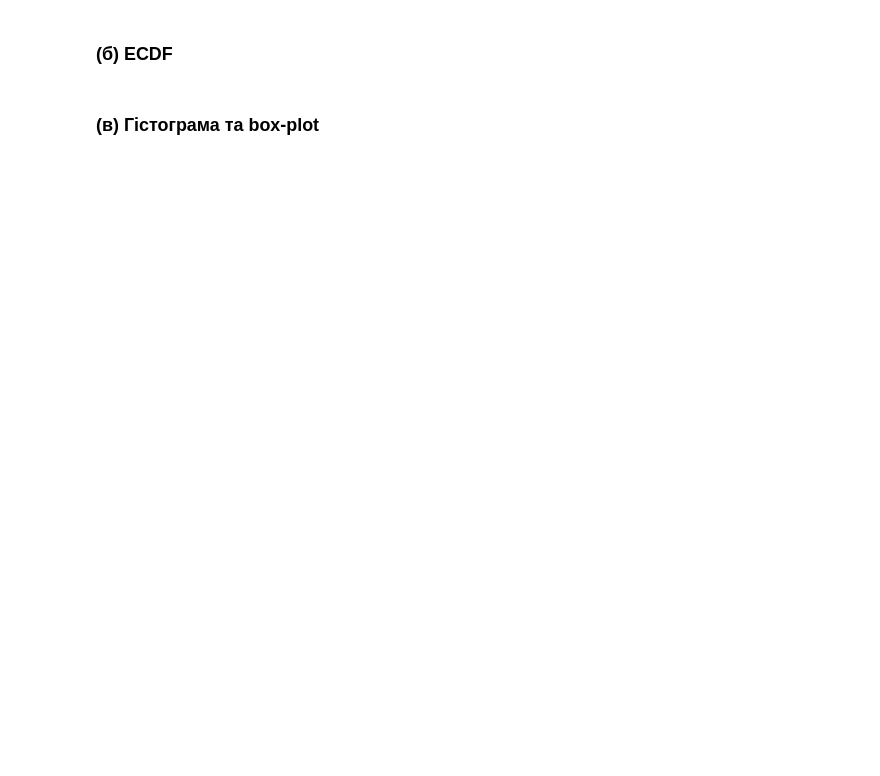
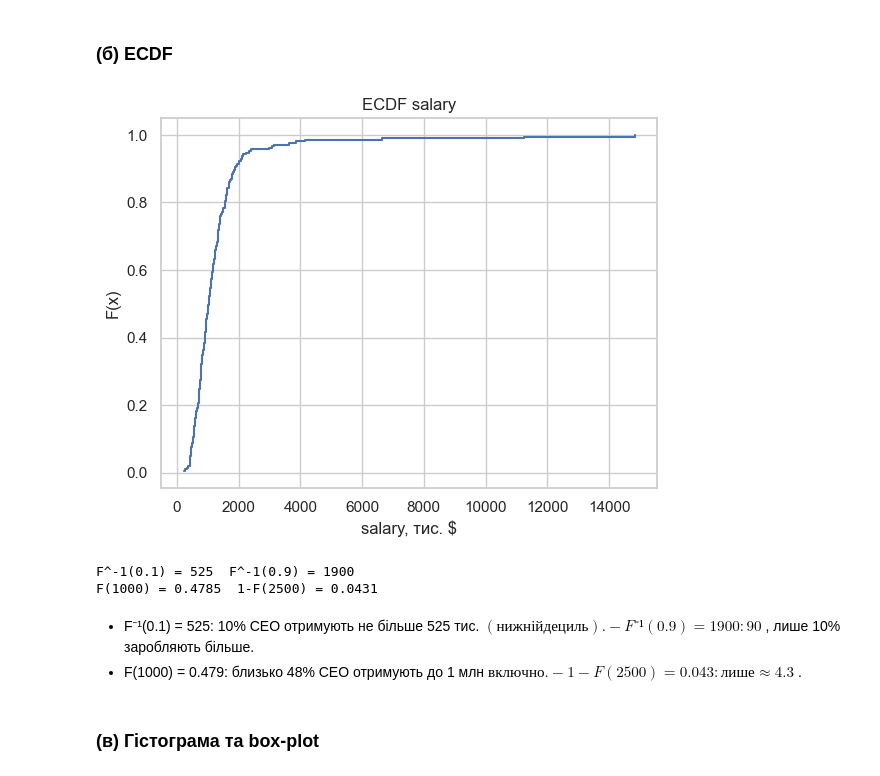
Before and after one commit to iqura9/stats-lab1, a Jupyter notebook: task1_ceosal1.ipynb, the cells around one changed output. Cells and saved outputs as stored; diff of their text form; code cells hidden in the pictures; blank space fills up the shorter version.

```diff
--- a/task1_ceosal1.ipynb
+++ b/task1_ceosal1.ipynb
@@ -62,0 +61,13 @@ df.describe().round(2)
+# %%
+x = df["salary"]
+
+measures = pd.Series({
+    "Середнє": x.mean(),
+    "5%-усічене середнє": stats.trim_mean(x, 0.05),
+    "Медіана": x.median(),
+    "Нижній квартиль (Q1)": x.quantile(0.25),
+    "Верхній квартиль (Q3)": x.quantile(0.75),
+    "Нижній 5%-квантиль": x.quantile(0.05),
+    "Верхній 5%-квантиль (95%)": x.quantile(0.95),
+}, name="salary, тис. $")
+measures.round(2).to_frame()
@@ -67,2 +95,22 @@ df.describe().round(2)
+# %%
+xs = np.sort(x)
+n = len(xs)
+F = lambda t: (xs <= t).mean()          # ECDF
+Finv = lambda p: np.quantile(xs, p, method="inverted_cdf")  # F^-1(p)
+
+plt.step(xs, np.arange(1, n+1)/n, where="post")
+plt.xlabel("salary, тис. $"); plt.ylabel("F(x)"); plt.title("ECDF salary"); plt.show()
+
+print("F^-1(0.1) =", Finv(0.1), " F^-1(0.9) =", Finv(0.9))
+print("F(1000) =", round(F(1000),4), " 1-F(2500) =", round(1-F(2500),4))
+# %% [output]
+[figure, added]
+F^-1(0.1) = 525  F^-1(0.9) = 1900
+F(1000) = 0.4785  1-F(2500) = 0.0431
+# %% [markdown]
+- F⁻¹(0.1) = 525: 10% CEO отримують не більше 525 тис. $ (нижній дециль).
+- F⁻¹(0.9) = 1900: 90% CEO отримують не більше 1900 тис. $, лише 10% заробляють більше.
+- F(1000) = 0.479: близько 48% CEO отримують до 1 млн $ включно.
+- 1 − F(2500) = 0.043: лише ≈4.3% CEO отримують більше 2.5 млн $.
 # %% [markdown]
 ### (в) Гістограма та box-plot
```
Also changed, not shown: parts of 33 cells of this notebook.
